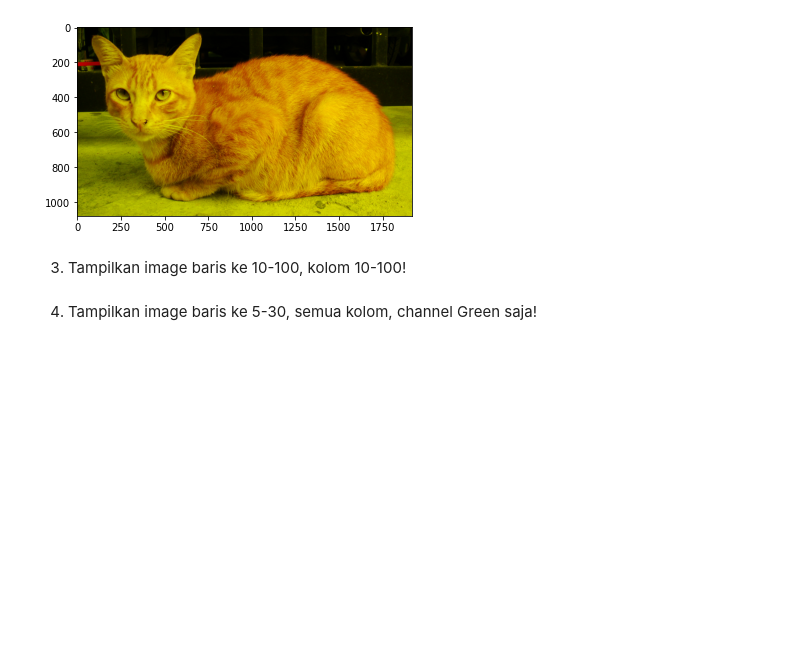
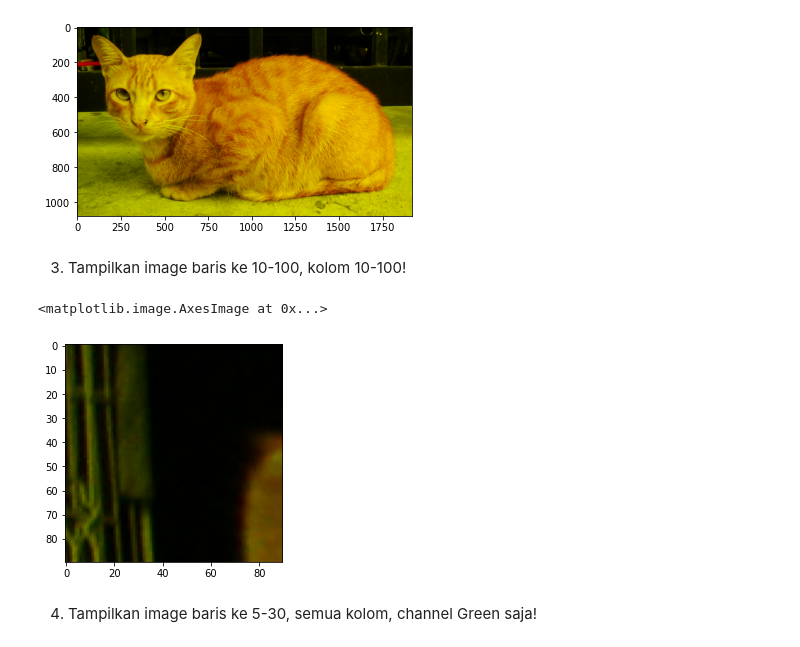
Before and after one commit to mukhammadarifin/PCVK_Genap_2021, a Jupyter notebook: week2.ipynb, the cells around one changed output. Saved outputs shown, nothing was run; the diff lists cells and outputs as text; code cells hidden in the pictures; blank space fills up the shorter version.

```diff
--- a/week2.ipynb
+++ b/week2.ipynb
@@ -74,6 +74,12 @@ plt.imshow(imgt2b)
 [figure]
 # %% [markdown]
 3. Tampilkan image baris ke 10-100, kolom 10-100!
+# %%
+imgt2b = imgt2b[10:100, 10:100]
+plt.imshow(imgt2b)
+# %% [output]
+<matplotlib.image.AxesImage at 0x...>
+[figure, added]
 # %% [markdown]
 4. Tampilkan image baris ke 5-30, semua kolom, channel Green saja!
 # %% [markdown]
```
